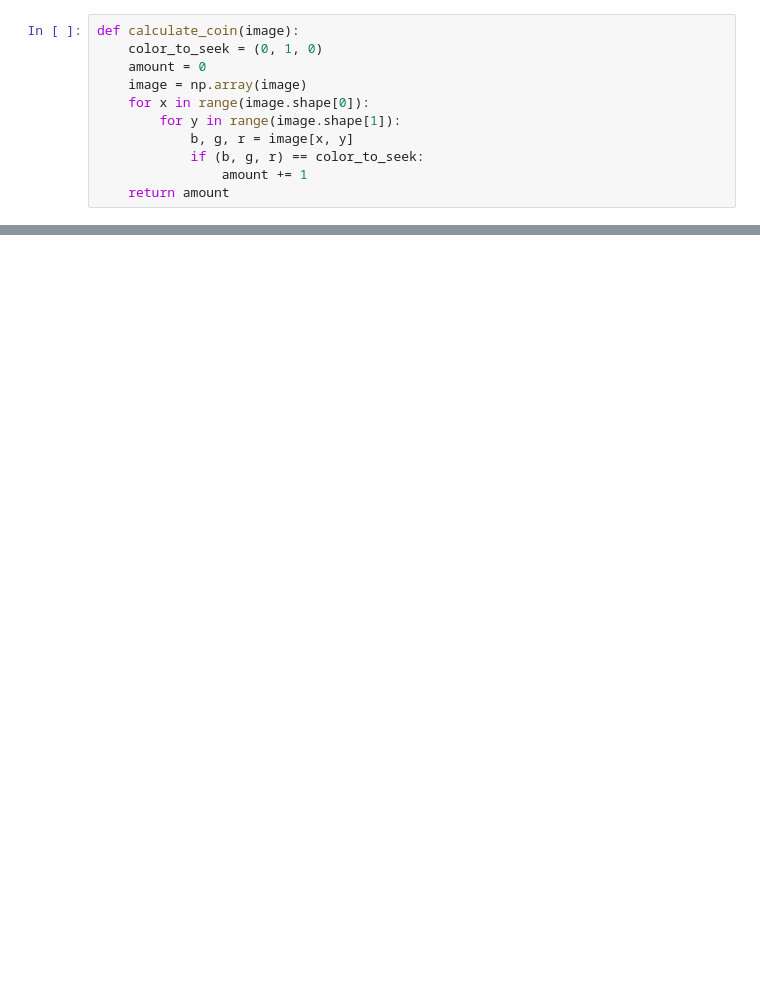
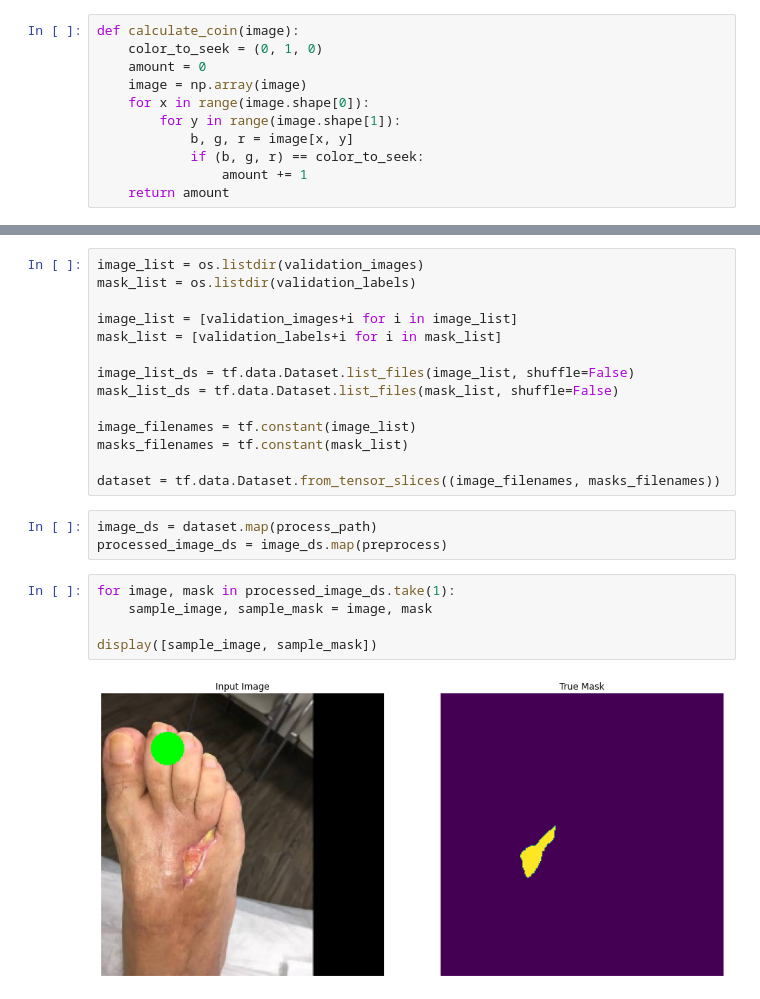
Before and after one commit to MohamedGamalElSherbiny/Wound_Segmentation, a Jupyter notebook: UNET.ipynb, the cells around one changed output, grey strips where cells are left out. Cells and saved outputs as stored; diff of their text form; blank space fills up the shorter version.

```diff
--- a/UNET.ipynb
+++ b/UNET.ipynb
@@ -644,0 +648,24 @@ Wound size =  112.0 px  , Coin size =  716 px   , Ratio =  0.16
+# %%
+image_list = os.listdir(validation_images)
+mask_list = os.listdir(validation_labels)
+
+image_list = [validation_images+i for i in image_list]
+mask_list = [validation_labels+i for i in mask_list]
+
+image_list_ds = tf.data.Dataset.list_files(image_list, shuffle=False)
+mask_list_ds = tf.data.Dataset.list_files(mask_list, shuffle=False)
+
+image_filenames = tf.constant(image_list)
+masks_filenames = tf.constant(mask_list)
+
+dataset = tf.data.Dataset.from_tensor_slices((image_filenames, masks_filenames))
+# %%
+image_ds = dataset.map(process_path)
+processed_image_ds = image_ds.map(preprocess)
+# %%
+for image, mask in processed_image_ds.take(1):
+    sample_image, sample_mask = image, mask
+
+display([sample_image, sample_mask])
+# %% [output]
+[figure, added]
```
Also changed, not shown: parts of 18 cells of this notebook, 20 other files.
